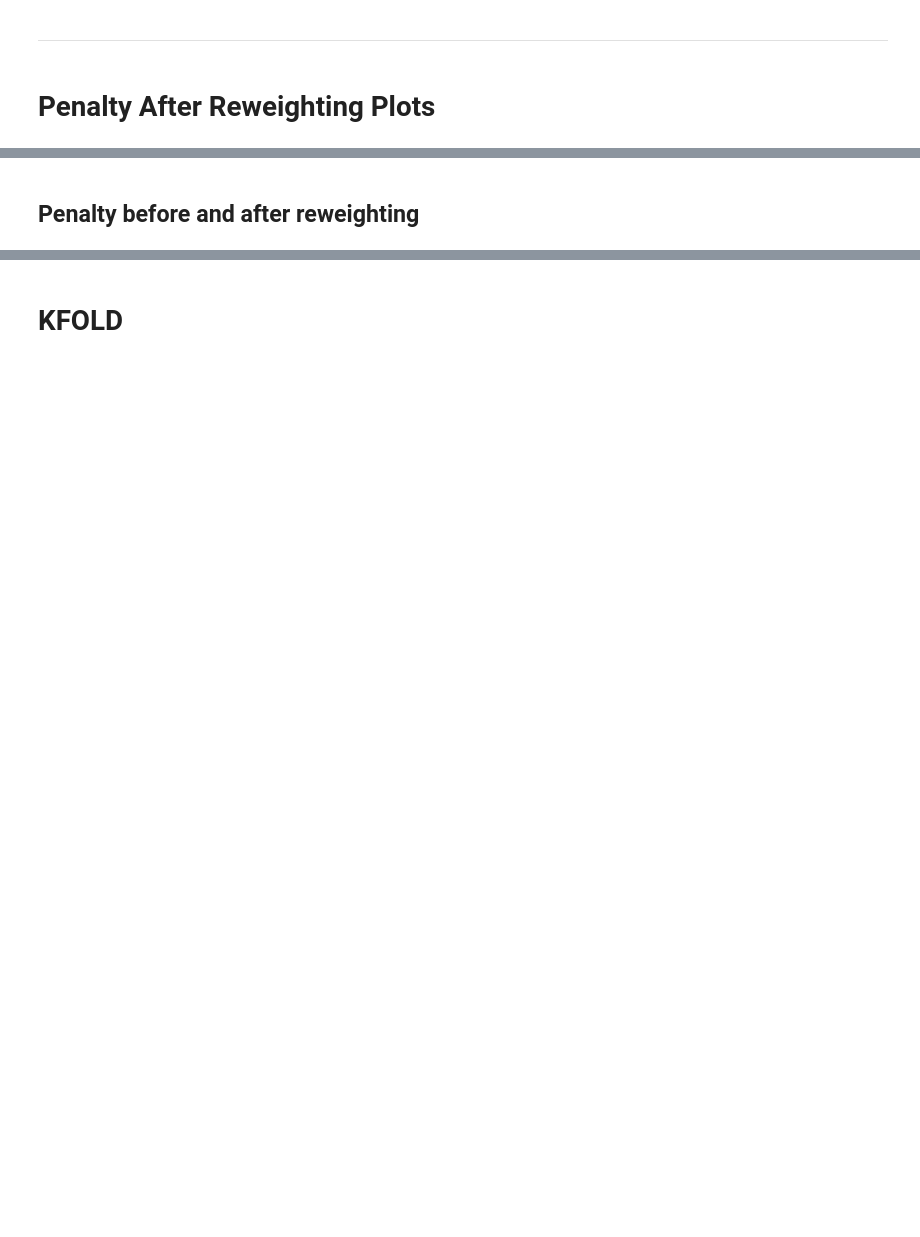
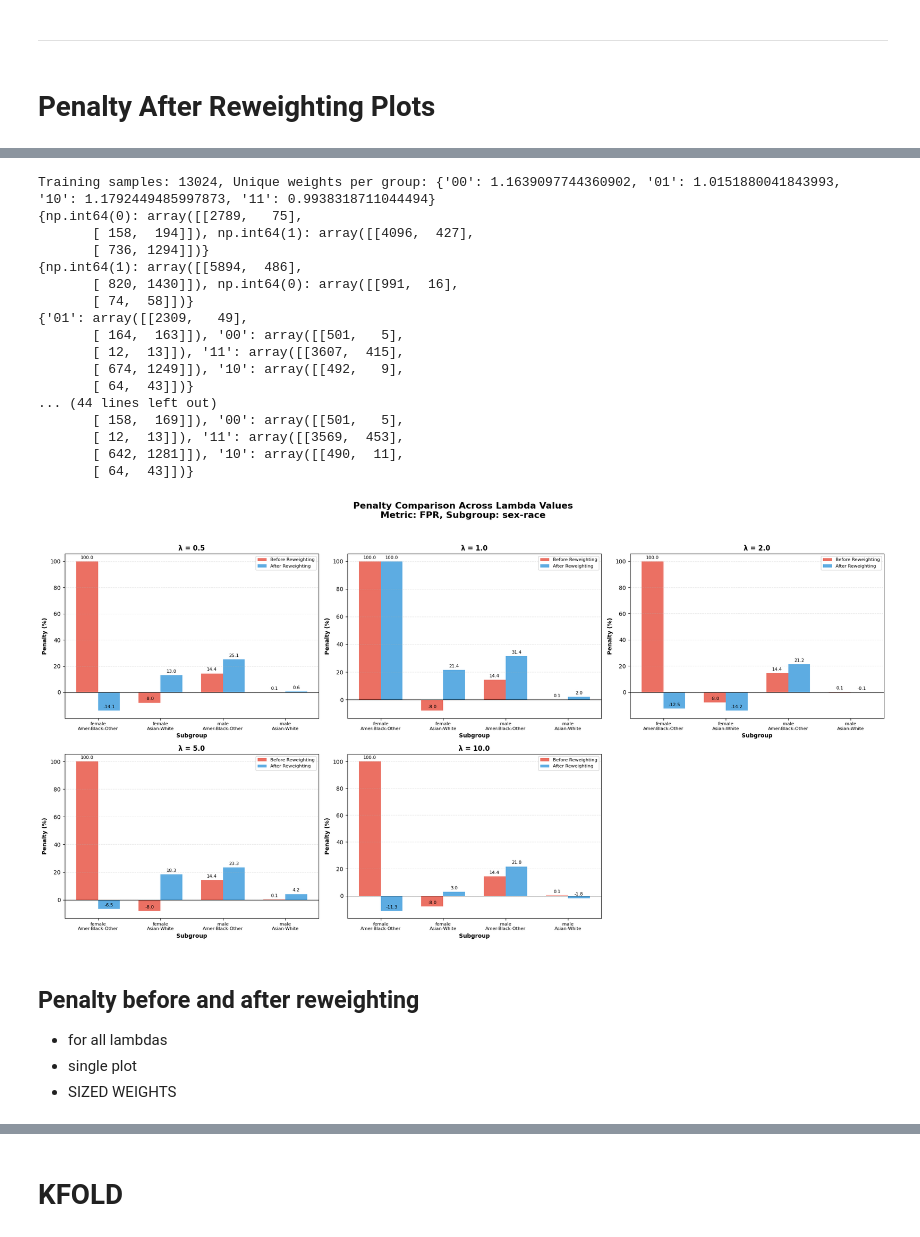
Before and after one commit to rolss/Fairness-in-data, a Jupyter notebook: Reproducible Pipeline COMPAS.ipynb, the cells around one changed output, grey strips where cells are left out. Saved outputs shown, nothing was run; the diff lists cells and outputs as text; code cells hidden in the pictures; blank space fills up the shorter version.

```diff
--- a/Reproducible Pipeline COMPAS.ipynb
+++ b/Reproducible Pipeline COMPAS.ipynb
@@ -1184,2 +1222,42 @@ Training samples: 12821, Unique weights per group: {'00': 0.01, '01': 6.0, '10':
+# %%
+# First, compute penalties for each lambda
+penalties_after_by_lambda = {}
+lambdas = [0.5, 1.0, 2.0, 5.0, 10.0]
+metric = 'FPR'
+
+for lambd in lambdas:
+    penalties_ontest_after_reweighting = {}
+    weights_notsized = compute_weights_notsized(lambd, metric, penalties_onval, X_train, sensible_attribute)
+    penalties_ontest_after_reweighting[metric] = compute_penalties_after_reweighting(
+        weights_notsized, metric, dataset_path, sensible_attribute,
+        X_train, y_train, X_test, y_test, fair_metrics, mapping, target_variable_labels
+    )
+    penalties_after_by_lambda[lambd] = penalties_ontest_after_reweighting
+
+# Then plot
+plot_penalty_comparison_lambdas(metric, lambdas, penalties_ontest, penalties_after_by_lambda,
+                                sensible_attribute, mapping)
+# %% [output]
+Training samples: 13024, Unique weights per group: {'00': 1.1639097744360902, '01': 1.0151880041843993, '10': 1.1792449485997873, '11': 0.9938318711044494}
+{np.int64(0): array([[2789,   75],
+       [ 158,  194]]), np.int64(1): array([[4096,  427],
+       [ 736, 1294]])}
+{np.int64(1): array([[5894,  486],
+       [ 820, 1430]]), np.int64(0): array([[991,  16],
+       [ 74,  58]])}
+{'01': array([[2309,   49],
+       [ 164,  163]]), '00': array([[501,   5],
+       [ 12,  13]]), '11': array([[3607,  415],
+       [ 674, 1249]]), '10': array([[492,   9],
+       [ 64,  43]])}
+... (44 lines left out)
+       [ 158,  169]]), '00': array([[501,   5],
+       [ 12,  13]]), '11': array([[3569,  453],
+       [ 642, 1281]]), '10': array([[490,  11],
+       [ 64,  43]])}
+[figure, added]
 # %% [markdown]
 ## Penalty before and after reweighting
+* for all lambdas
+* single plot
+* SIZED WEIGHTS
```
Also changed, not shown: parts of 35 cells of this notebook, 7 other files.
